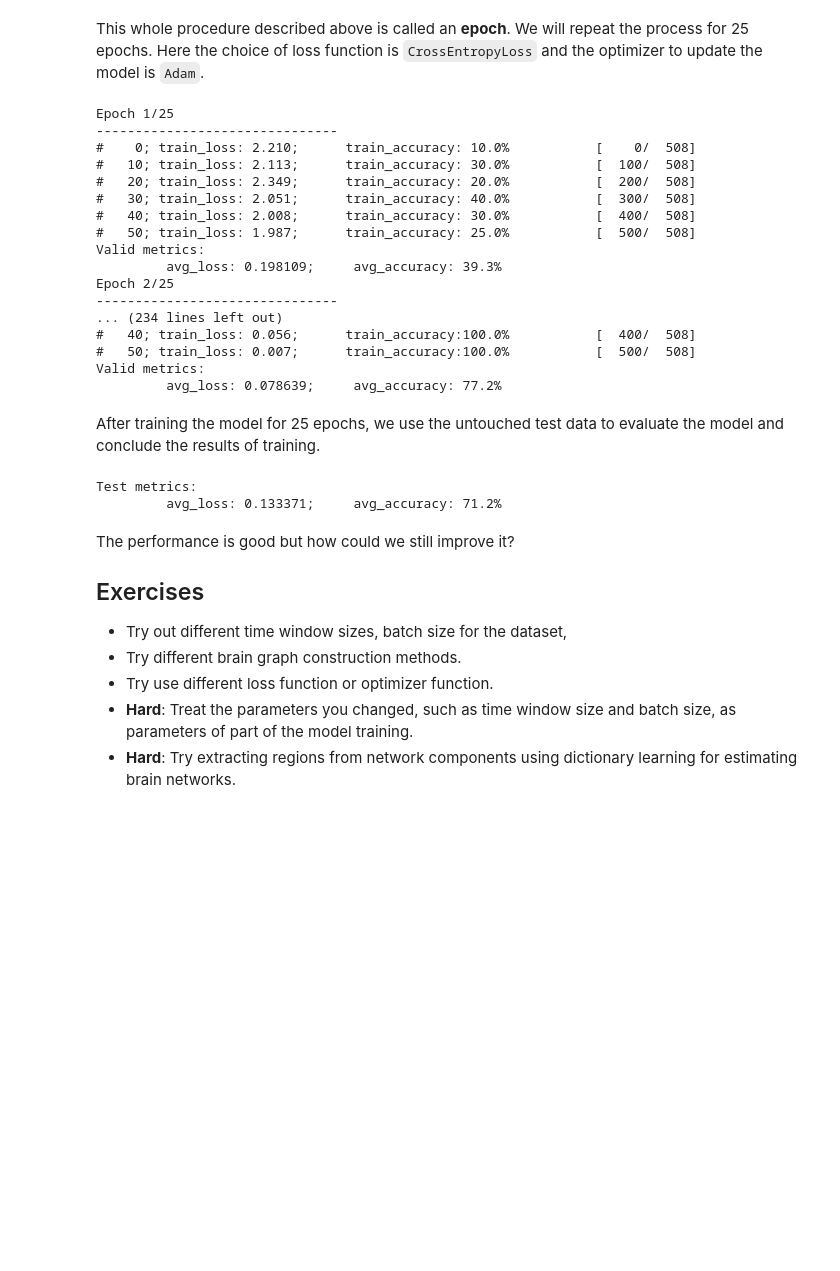
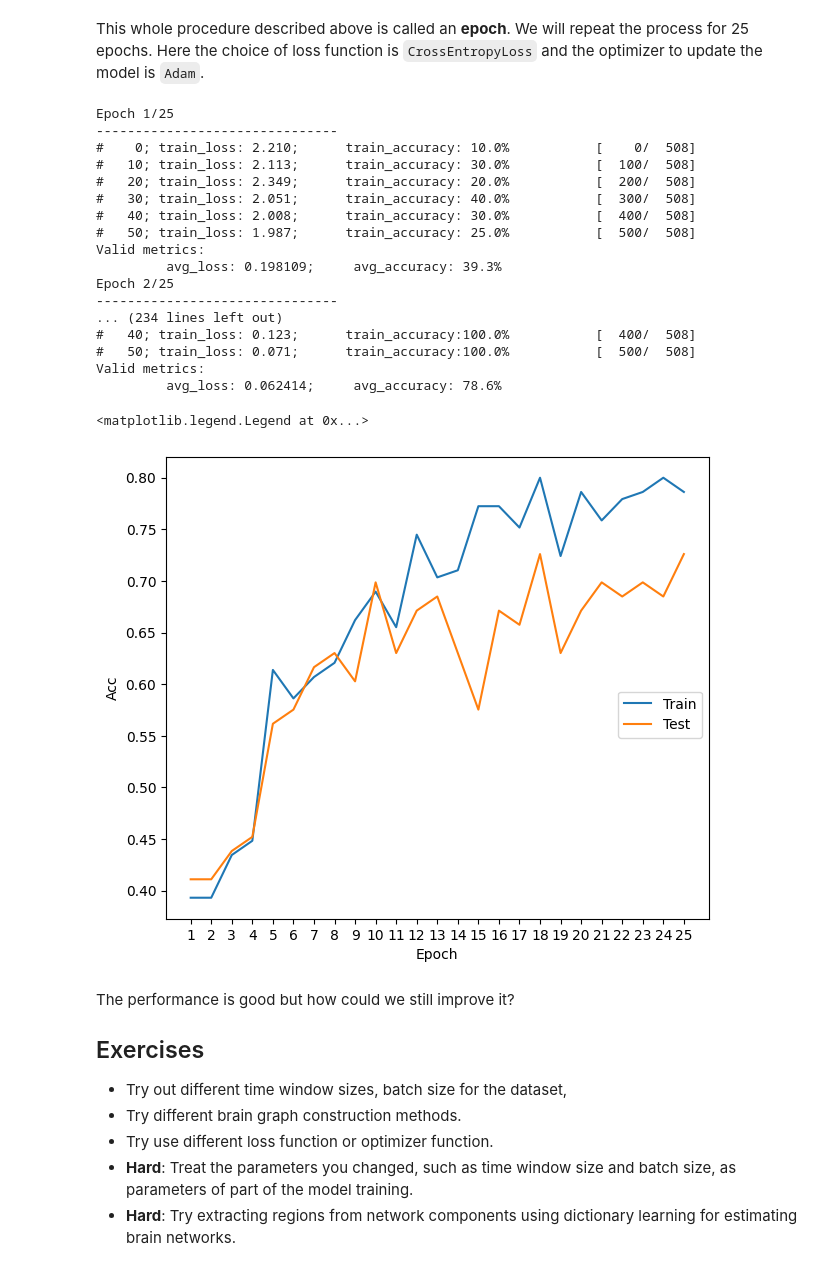
Before and after one commit to victoris93/gcn_brain_decoding, a Jupyter notebook: gcn_decoding.ipynb, the cells around one changed output. Saved outputs shown, nothing was run; the diff lists cells and outputs as text; code cells hidden in the pictures; blank space fills up the shorter version.

Commit message:
model optimization on the cluster

```diff
--- a/gcn_decoding.ipynb
+++ b/gcn_decoding.ipynb
@@ -402,11 +388,17 @@ loss_fn = torch.nn.CrossEntropyLoss()
 optimizer = torch.optim.Adam(gcn.parameters(), lr=1e-4, weight_decay=5e-4)
 epochs = 25
 
+avg_acc_train = []
+avg_acc_test = []
+
 for t in range(epochs):
     print(f"Epoch {t+1}/{epochs}\n-------------------------------")
     train_loop(train_generator, gcn, loss_fn, optimizer)
-    loss, correct = valid_test_loop(valid_generator, gcn, loss_fn)
-    print(f"Valid metrics:\n\t avg_loss: {loss:>8f};\t avg_accuracy: {(100*correct):>0.1f}%")
+    loss_train, correct_train = valid_test_loop(valid_generator, gcn, loss_fn)
+    loss_test, correct_test = valid_test_loop(test_generator, gcn, loss_fn)
+    avg_acc_train.append(correct_train)
+    avg_acc_test.append(correct_test)
+    print(f"Valid metrics:\n\t avg_loss: {loss_train:>8f};\t avg_accuracy: {(100*correct_train):>0.1f}%")
 # %% [output]
 Epoch 1/25
 -------------------------------
@@ -421,19 +413,21 @@ Valid metrics:
 Epoch 2/25
 -------------------------------
 ... (234 lines left out)
-#   40; train_loss: 0.056;      train_accuracy:100.0%           [  400/  508]
-#   50; train_loss: 0.007;      train_accuracy:100.0%           [  500/  508]
+#   40; train_loss: 0.123;      train_accuracy:100.0%           [  400/  508]
+#   50; train_loss: 0.071;      train_accuracy:100.0%           [  500/  508]
 Valid metrics:
-         avg_loss: 0.078639;     avg_accuracy: 77.2%
+         avg_loss: 0.062414;     avg_accuracy: 78.6%
-# %% [markdown]
-After training the model for 25 epochs, we use the untouched test data to evaluate the model and conclude the results of training.
-# %%
-# results
-loss, correct = valid_test_loop(test_generator, gcn, loss_fn)
-print(f"Test metrics:\n\t avg_loss: {loss:>f};\t avg_accuracy: {(100*correct):>0.1f}%")
-# %% [output]
-Test metrics:
-         avg_loss: 0.133371;     avg_accuracy: 71.2%
+# %%
+import matplotlib.pyplot as plt
+fig = plt.figure(figsize=(7,6))
+plt.plot(np.asarray(np.arange(epochs) + 1).astype("str"), avg_acc_train)
+plt.plot(np.asarray(np.arange(epochs) + 1).astype("str"), avg_acc_test)
+plt.ylabel("Acc")
+plt.xlabel("Epoch")
+fig.legend(labels=['Train','Test'], bbox_to_anchor=(0, 0, 0.9, 0.5))
+# %% [output]
+<matplotlib.legend.Legend at 0x...>
+[figure, added]
 # %% [markdown]
 The performance is good but how could we still improve it?
 
```
Also changed, not shown: parts of 2 cells of this notebook, 15 other files.
